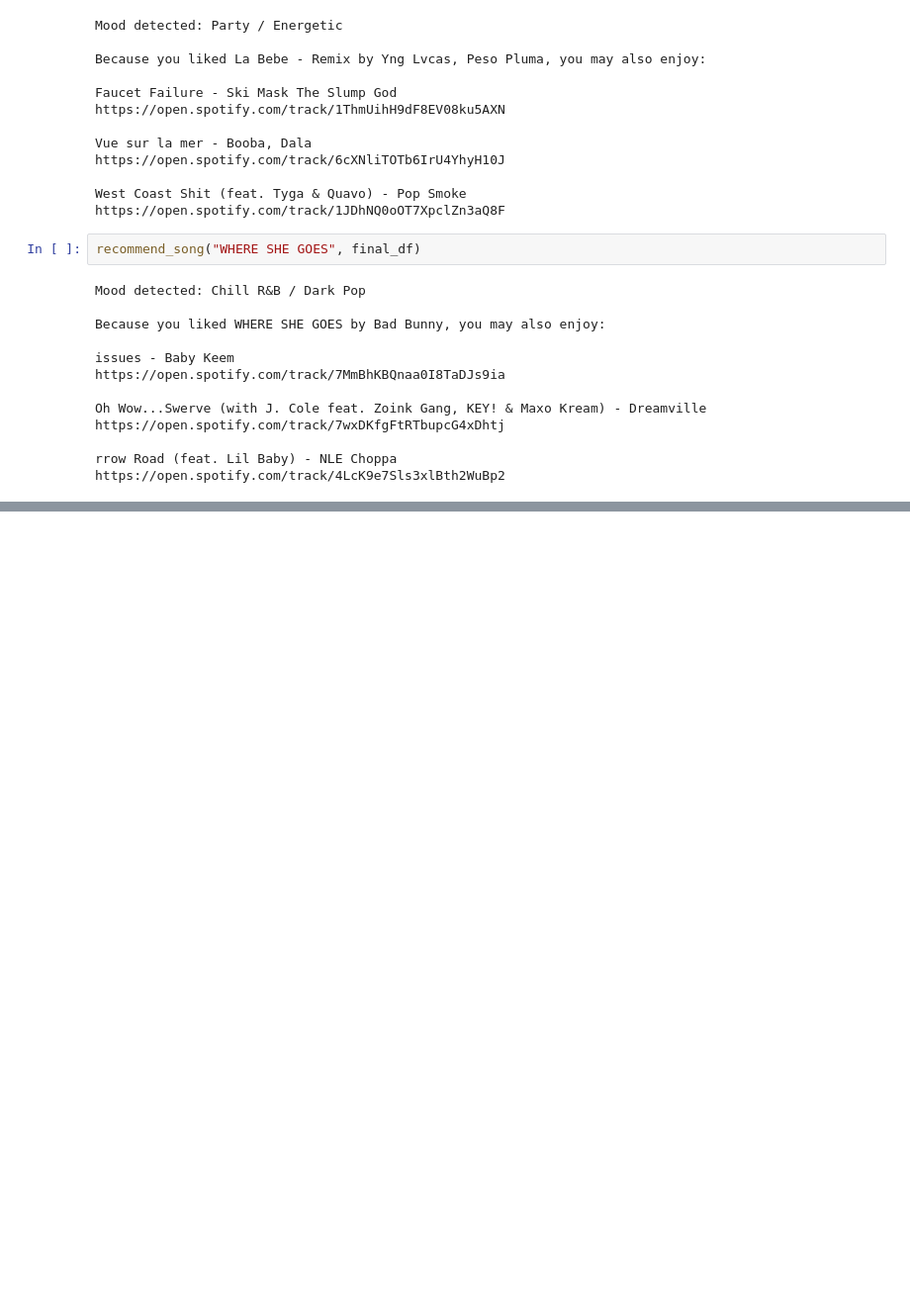
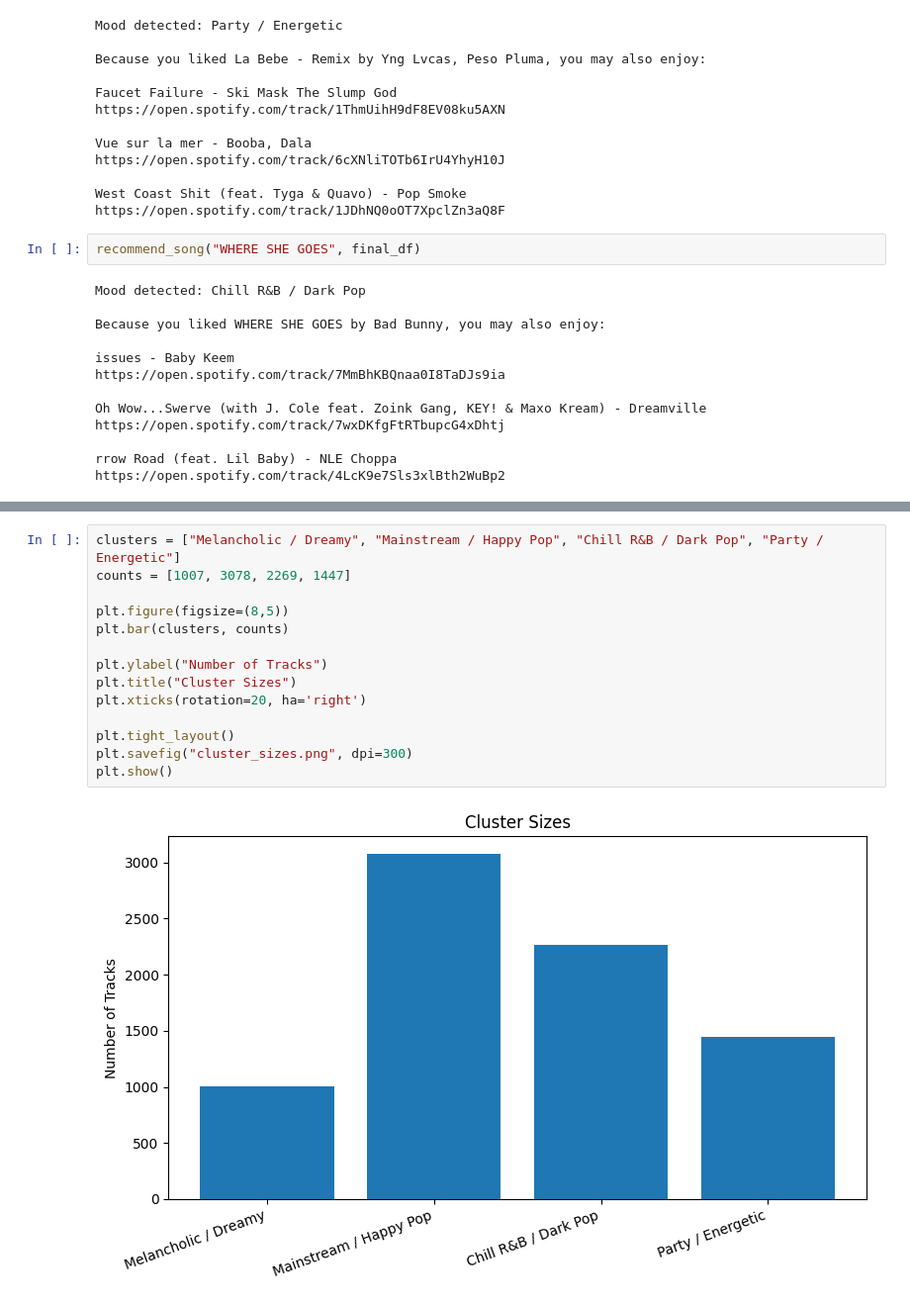
Before and after one commit to ashrafbadalof/Spotify-Project, a Jupyter notebook: AML_CW_Spotify_Mood_Clustering.ipynb, the cells around one changed output, grey strips where cells are left out. Shown at 99% size. Cells and saved outputs as stored; diff of their text form; blank space fills up the shorter version.

```diff
--- a/AML_CW_Spotify_Mood_Clustering.ipynb
+++ b/AML_CW_Spotify_Mood_Clustering.ipynb
@@ -761,0 +736,16 @@ https://open.spotify.com/track/4LcK9e7Sls3xlBth2WuBp2
+# %%
+clusters = ["Melancholic / Dreamy", "Mainstream / Happy Pop", "Chill R&B / Dark Pop", "Party / Energetic"]
+counts = [1007, 3078, 2269, 1447]
+
+plt.figure(figsize=(8,5))
+plt.bar(clusters, counts)
+
+plt.ylabel("Number of Tracks")
+plt.title("Cluster Sizes")
+plt.xticks(rotation=20, ha='right')
+
+plt.tight_layout()
+plt.savefig("cluster_sizes.png", dpi=300)
+plt.show()
+# %% [output]
+[figure, added]
```
Also changed, not shown: parts of 38 cells of this notebook.
